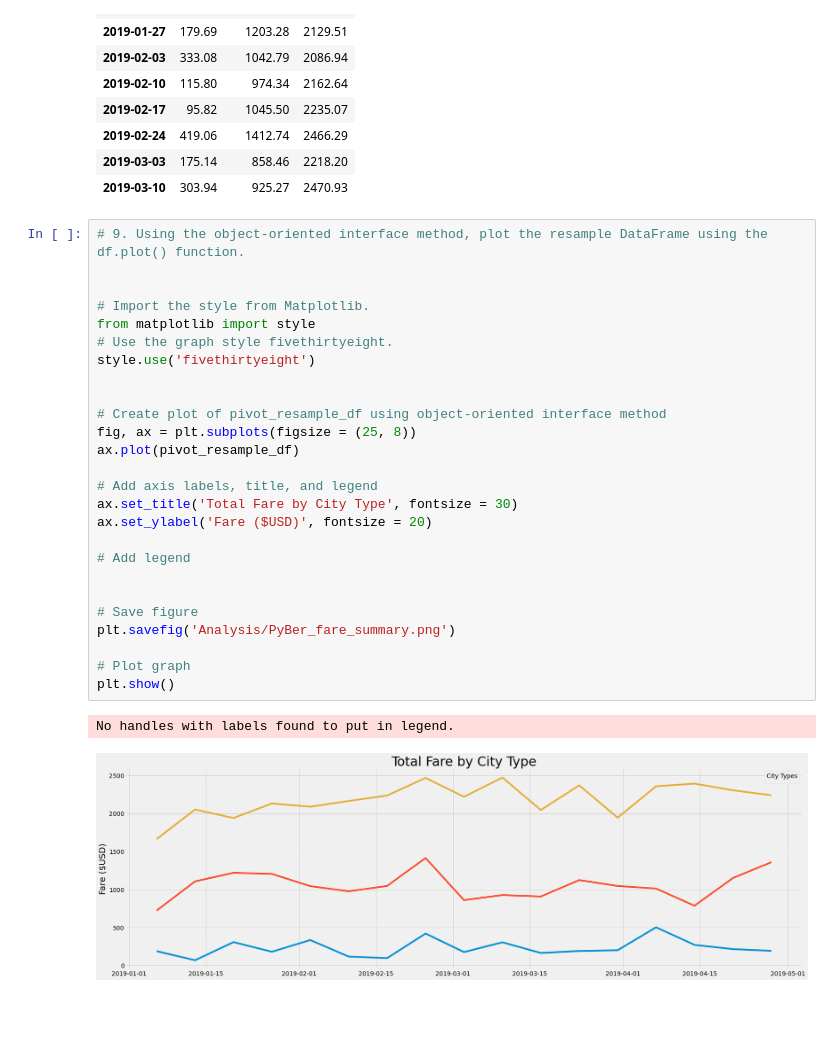
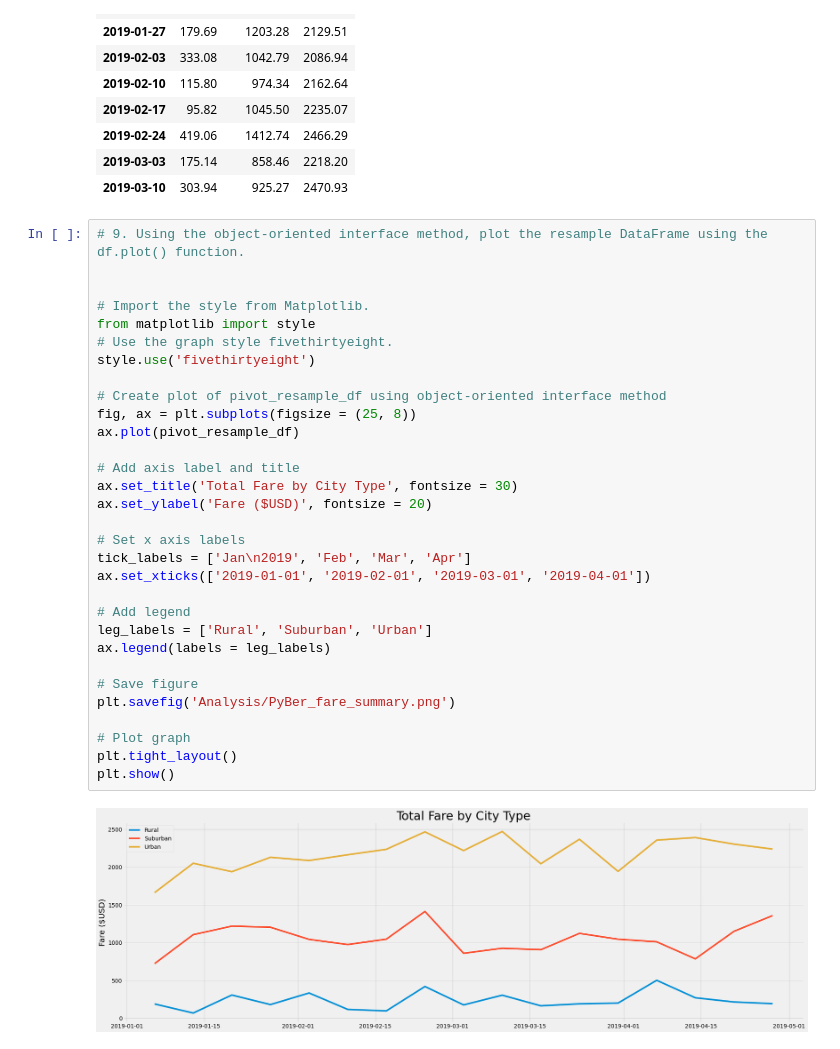
Before and after one commit to bromul/PyBer_Analysis, a Jupyter notebook: PyBer_Challenge.ipynb, the cells around one changed output. Drawn from its saved outputs; the diff is of its cells as text; blank space fills up the shorter version.

Commit message:
Updating PyBer Challenge with labels on plot

```diff
--- a/PyBer_Challenge.ipynb
+++ b/PyBer_Challenge.ipynb
@@ -229,29 +233,33 @@ pivot_resample_df.head(10)
 # %%
 # 9. Using the object-oriented interface method, plot the resample DataFrame using the df.plot() function.
 
 
 # Import the style from Matplotlib.
 from matplotlib import style
 # Use the graph style fivethirtyeight.
 style.use('fivethirtyeight')
 
-
 # Create plot of pivot_resample_df using object-oriented interface method
 fig, ax = plt.subplots(figsize = (25, 8))
 ax.plot(pivot_resample_df)
 
-# Add axis labels, title, and legend
+# Add axis label and title
 ax.set_title('Total Fare by City Type', fontsize = 30)
 ax.set_ylabel('Fare ($USD)', fontsize = 20)
 
+# Set x axis labels
+tick_labels = ['Jan\n2019', 'Feb', 'Mar', 'Apr']
+ax.set_xticks(['2019-01-01', '2019-02-01', '2019-03-01', '2019-04-01'])
+
 # Add legend
-
+leg_labels = ['Rural', 'Suburban', 'Urban']
+ax.legend(labels = leg_labels)
 
 # Save figure
 plt.savefig('Analysis/PyBer_fare_summary.png')
 
 # Plot graph
+plt.tight_layout()
 plt.show()
 # %% [output]
-No handles with labels found to put in legend.
-[figure, old version]
+[figure, new version]
```
Also changed, not shown: parts of 6 cells of this notebook, 1 other file.
